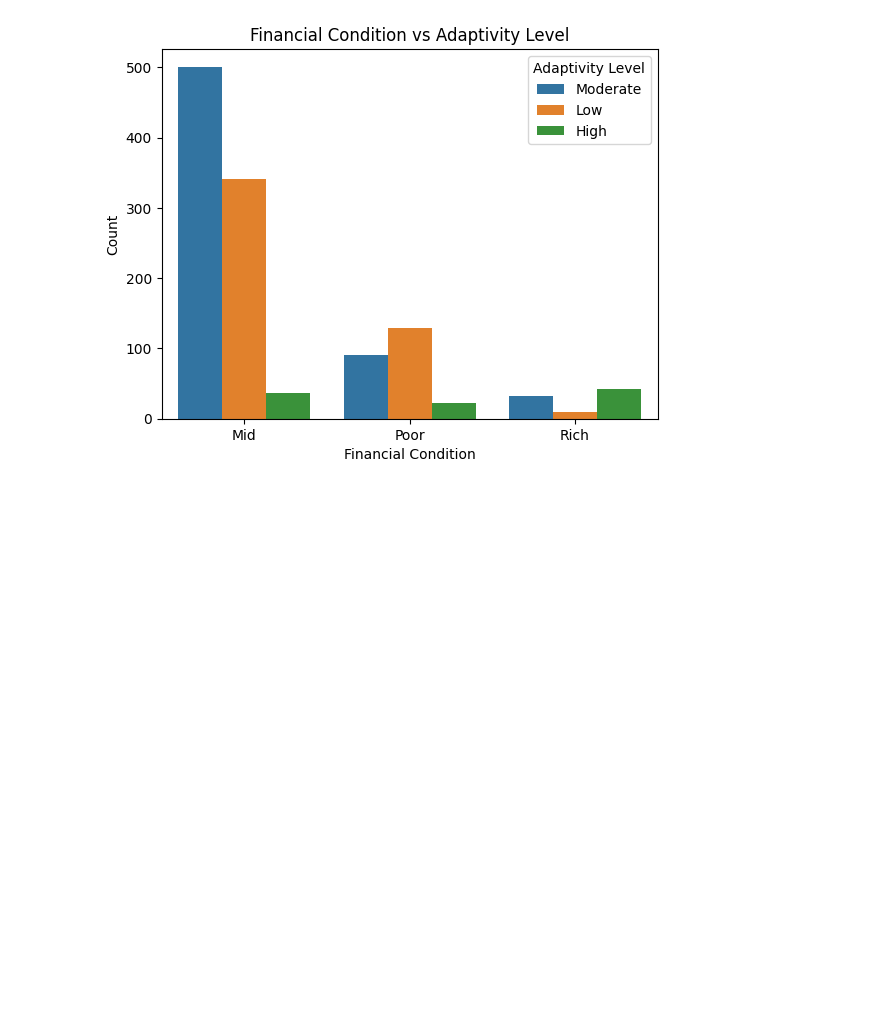
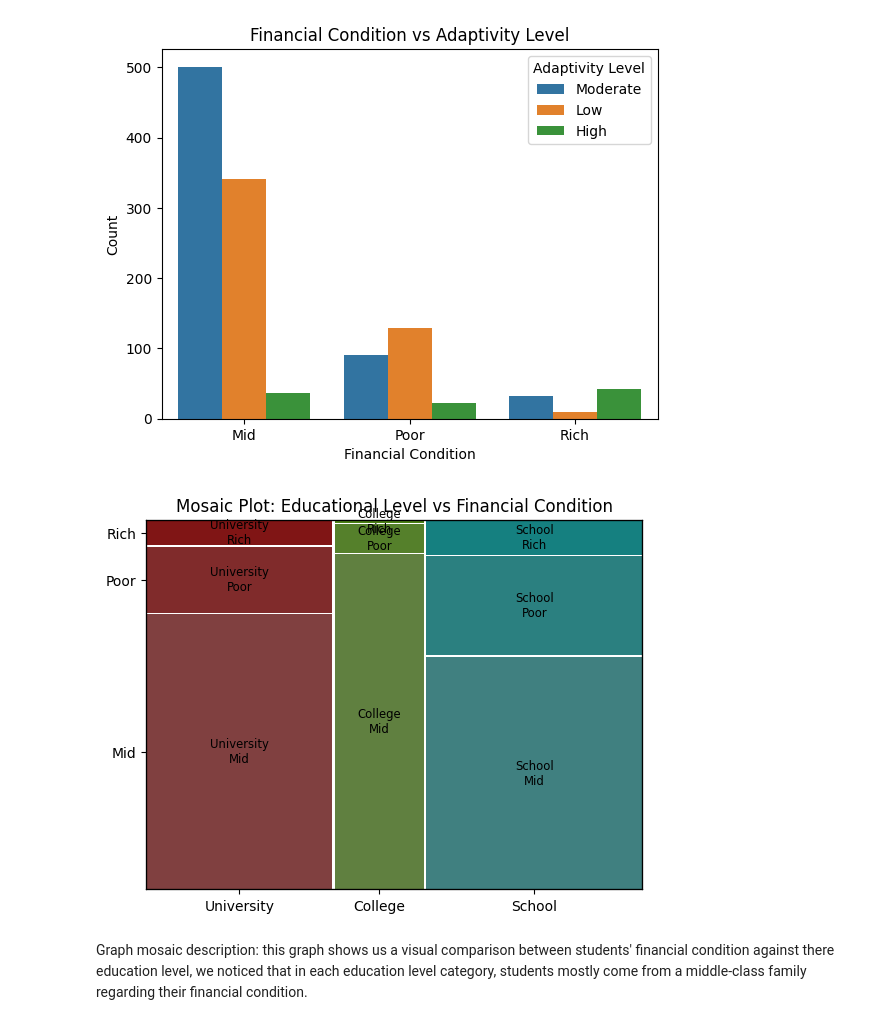
Before and after one commit to RandDahmash/Mining-project, a Jupyter notebook: Phase2.ipynb, the cells around one changed output. Saved outputs shown, nothing was run; the diff lists cells and outputs as text; code cells hidden in the pictures; blank space fills up the shorter version.

```diff
--- a/Phase2.ipynb
+++ b/Phase2.ipynb
@@ -132,3 +132,15 @@ plt.ylabel("Count")
 plt.show()
 # %% [output]
 [figure]
+# %%
+from statsmodels.graphics.mosaicplot import mosaic
+import matplotlib.pyplot as plt
+
+# Make sure column names match your dataset exactly
+mosaic(df, ['Education Level', 'Financial Condition'])
+plt.title("Mosaic Plot: Educational Level vs Financial Condition")
+plt.show()
+# %% [output]
+[figure, added]
+# %% [markdown]
+Graph mosaic description: this graph shows us a visual comparison between students' financial condition against there education level, we noticed that in each education level category, students mostly come from a middle-class family regarding their financial condition.
```
